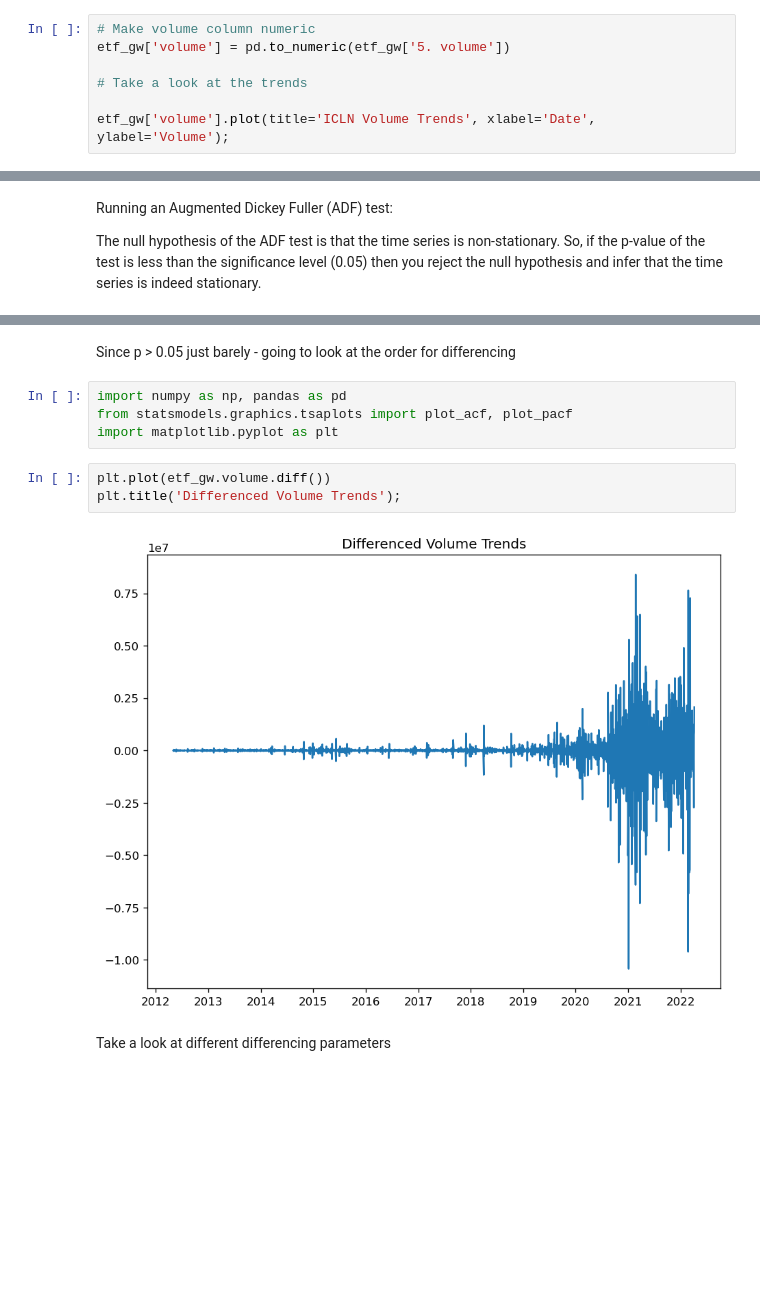
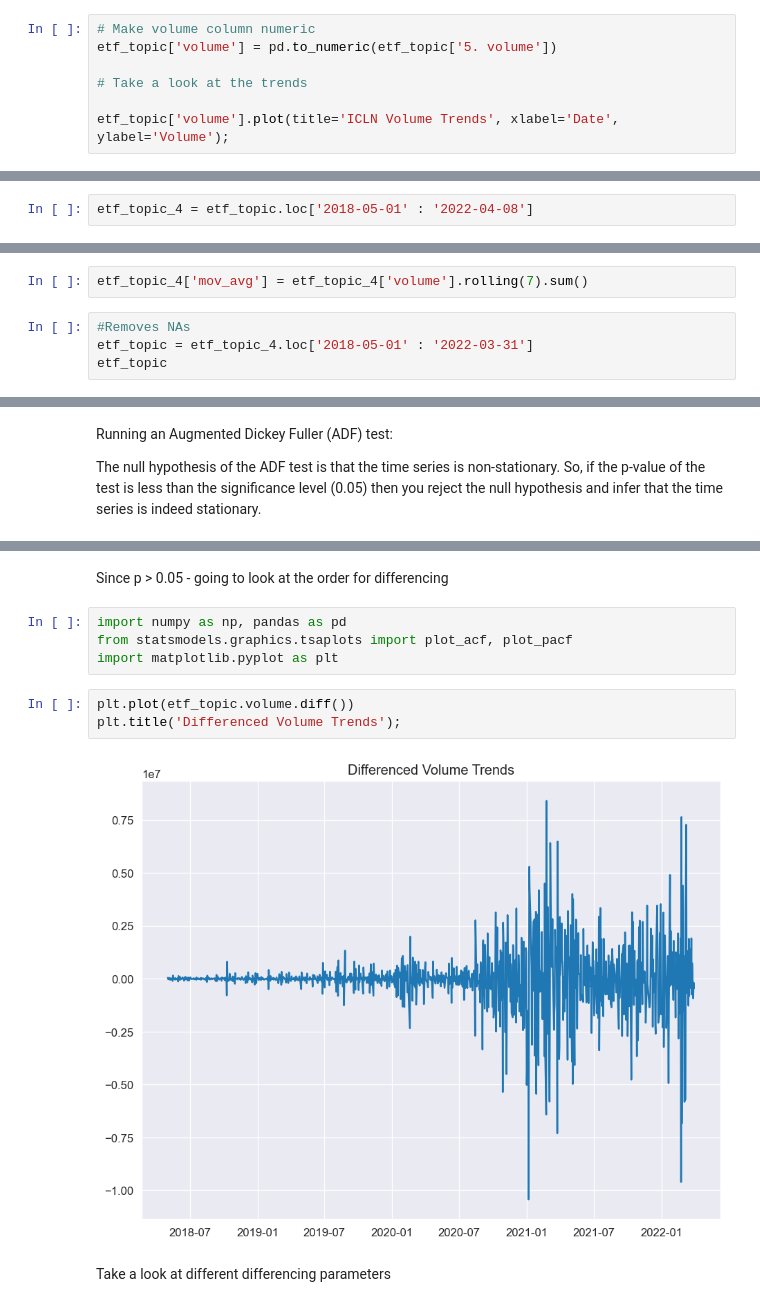
Before and after one commit to tessarwaters/my-ga-repo, a Jupyter notebook: Final_Project/Waters_Theresa_Capstone.ipynb, the cells around one changed output, grey strips where cells are left out. Cells and saved outputs as stored; diff of their text form; blank space fills up the shorter version.

```diff
--- a/Final_Project/Waters_Theresa_Capstone.ipynb
+++ b/Final_Project/Waters_Theresa_Capstone.ipynb
@@ -2087,8 +2105,8 @@ etf_gw.set_index('date', inplace = True)
 # %%
 # Make volume column numeric
-etf_gw['volume'] = pd.to_numeric(etf_gw['5. volume'])
+etf_topic['volume'] = pd.to_numeric(etf_topic['5. volume'])
 
 # Take a look at the trends
 
-etf_gw['volume'].plot(title='ICLN Volume Trends', xlabel='Date', ylabel='Volume');
+etf_topic['volume'].plot(title='ICLN Volume Trends', xlabel='Date', ylabel='Volume');
 # %% [output]
@@ -2095,0 +2116,2 @@ etf_gw['volume'].plot(title='ICLN Volume Trends', xlabel='Date', ylabel='Volume'
+# %%
+etf_topic_4 = etf_topic.loc['2018-05-01' : '2022-04-08']
@@ -2099,0 +2126,6 @@ The non-stationary data means differencing may be necessary.
+# %%
+etf_topic_4['mov_avg'] = etf_topic_4['volume'].rolling(7).sum()
+# %%
+#Removes NAs
+etf_topic = etf_topic_4.loc['2018-05-01' : '2022-03-31']
+etf_topic
@@ -2113,14 +2160,14 @@ p-value: 0.053316
 # %% [markdown]
-Since p > 0.05 just barely - going to look at the order for differencing
+Since p > 0.05 - going to look at the order for differencing
 # %%
 import numpy as np, pandas as pd
 from statsmodels.graphics.tsaplots import plot_acf, plot_pacf
 import matplotlib.pyplot as plt
 # %%
-plt.plot(etf_gw.volume.diff())
+plt.plot(etf_topic.volume.diff())
 plt.title('Differenced Volume Trends');
 # %% [output]
-[figure, old version]
+[figure, new version]
 # %% [markdown]
 Take a look at different differencing parameters
 # %%
```
Also changed, not shown: parts of 114 cells of this notebook.
